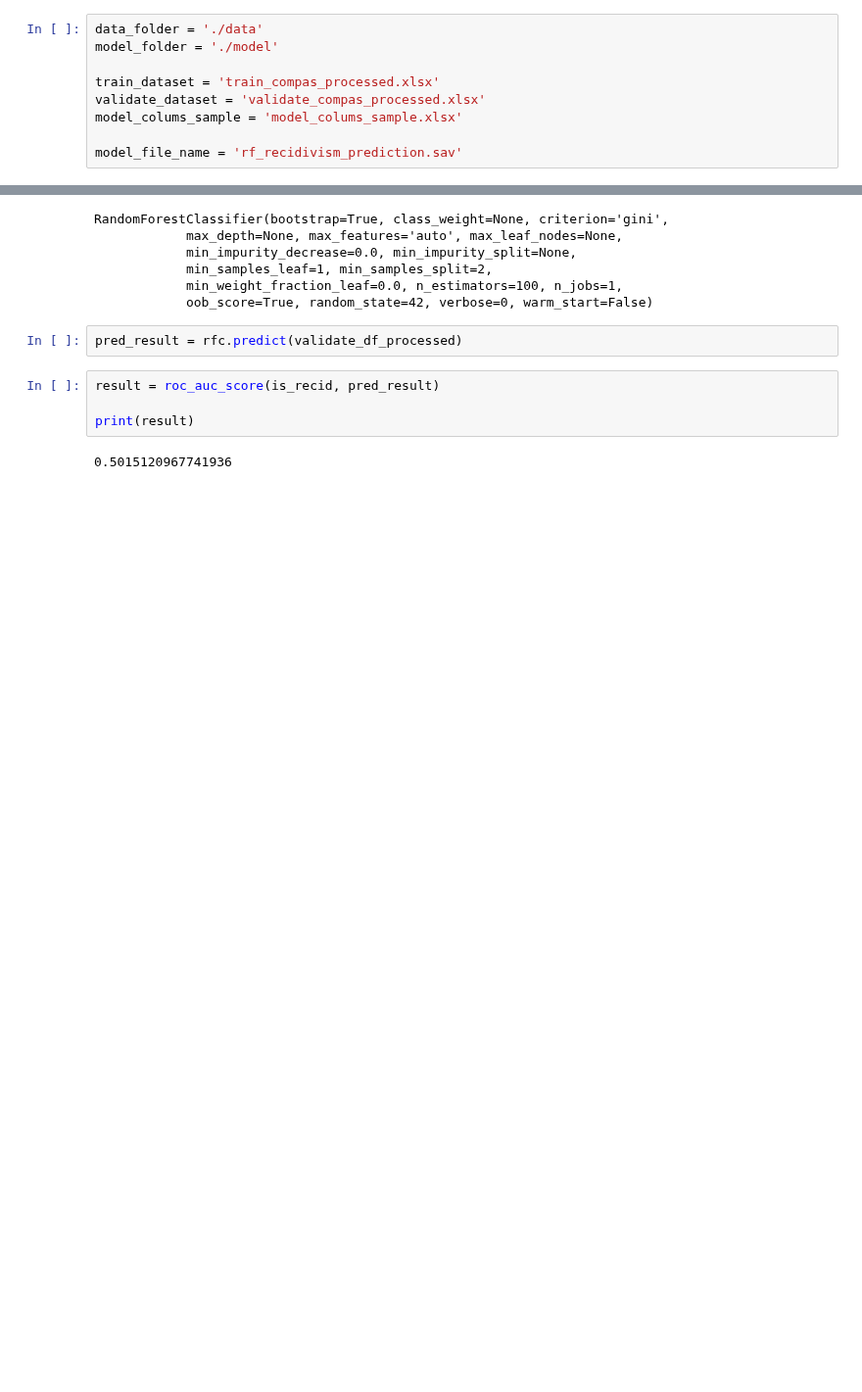
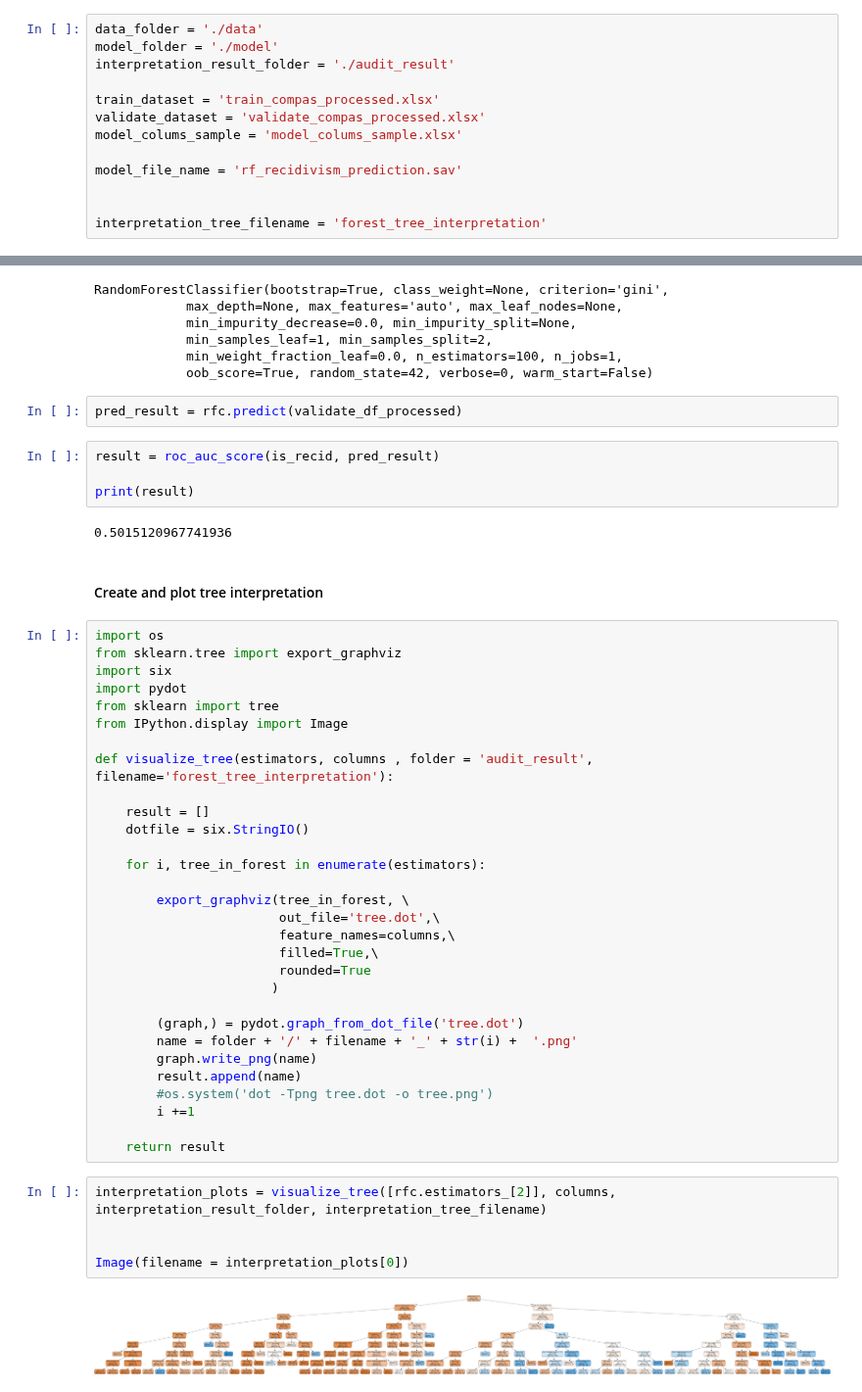
Before and after one commit to SanGreel/noble-model-audit, a Jupyter notebook: 3_recidivism_prediction_model_audit.ipynb, the cells around one changed output, grey strips where cells are left out. Shown at 98% size. Cells and saved outputs as stored; diff of their text form; blank space fills up the shorter version.

Commit message:
added visualize_tree function

```diff
--- a/3_recidivism_prediction_model_audit.ipynb
+++ b/3_recidivism_prediction_model_audit.ipynb
@@ -69,12 +69,16 @@ pd.set_option('display.max_columns', None)
 # %%
 data_folder = './data'
 model_folder = './model'
+interpretation_result_folder = './audit_result'
 
 train_dataset = 'train_compas_processed.xlsx'
 validate_dataset = 'validate_compas_processed.xlsx'
 model_colums_sample = 'model_colums_sample.xlsx'
 
 model_file_name = 'rf_recidivism_prediction.sav'
+
+
+interpretation_tree_filename = 'forest_tree_interpretation'
 # %% [markdown]
 ### Load data
 # %%
@@ -293,3 +297,42 @@ result = roc_auc_score(is_recid, pred_result)
 print(result)
 # %% [output]
 0.5015120967741936
+# %% [markdown]
+#### Create and plot tree interpretation
+# %%
+import os
+from sklearn.tree import export_graphviz
+import six
+import pydot
+from sklearn import tree
+from IPython.display import Image
+
+def visualize_tree(estimators, columns , folder = 'audit_result', filename='forest_tree_interpretation'):
+
+    result = []
+    dotfile = six.StringIO()
+
+    for i, tree_in_forest in enumerate(estimators):
+
+        export_graphviz(tree_in_forest, \
+                        out_file='tree.dot',\
+                        feature_names=columns,\
+                        filled=True,\
+                        rounded=True
+                       )
+
+        (graph,) = pydot.graph_from_dot_file('tree.dot')
+        name = folder + '/' + filename + '_' + str(i) +  '.png'
+        graph.write_png(name)
+        result.append(name)
+        #os.system('dot -Tpng tree.dot -o tree.png')
+        i +=1
+
+    return result
+# %%
+interpretation_plots = visualize_tree([rfc.estimators_[2]], columns, interpretation_result_folder, interpretation_tree_filename)
+
+
+Image(filename = interpretation_plots[0])
+# %% [output]
+[figure, added]
```
Also changed, not shown: parts of 1 cell of this notebook, 6 other files.
